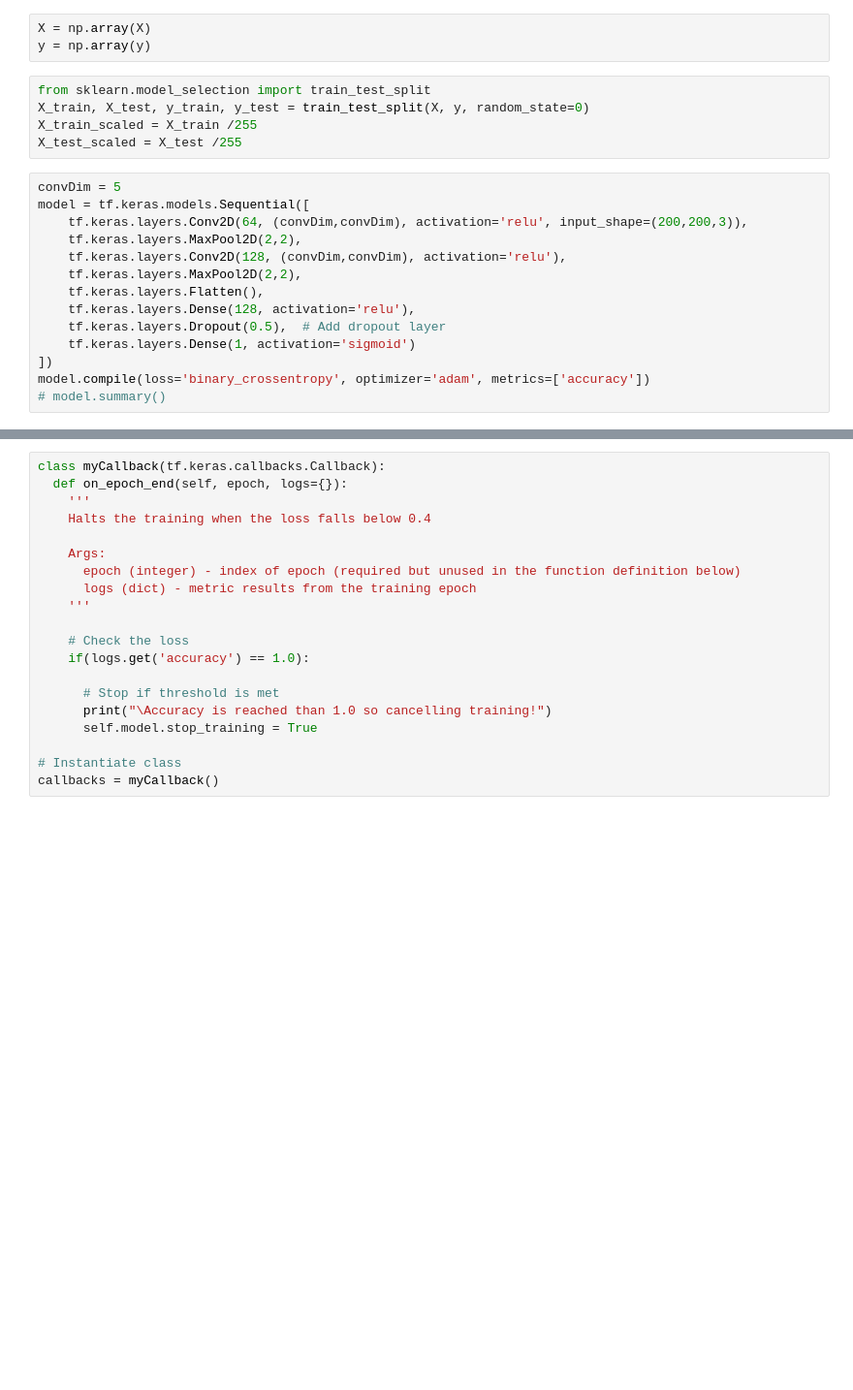
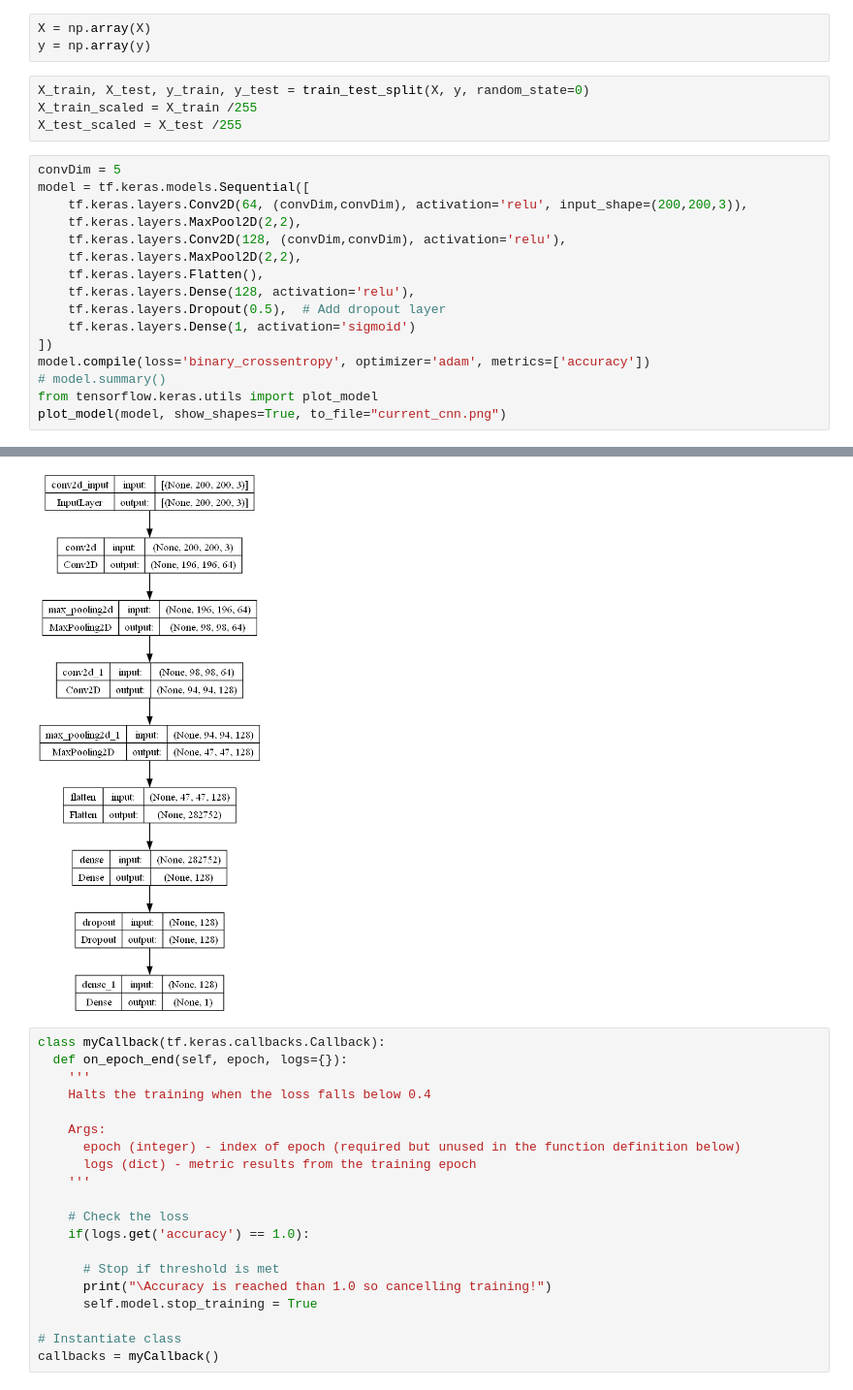
Before and after one commit to WhiteCat20/model-cnn-unsegmented-gambar-durian, a Jupyter notebook: main.ipynb, the cells around one changed output, grey strips where cells are left out. Shown at 97% size. Saved outputs shown, nothing was run; the diff lists cells and outputs as text; blank space fills up the shorter version.

```diff
--- a/main.ipynb
+++ b/main.ipynb
@@ -53,7 +47,6 @@ for durian_ripeness, images in raw_durian_images_dict.items():
 X = np.array(X)
 y = np.array(y)
 # %%
-from sklearn.model_selection import train_test_split
 X_train, X_test, y_train, y_test = train_test_split(X, y, random_state=0)
 X_train_scaled = X_train /255
 X_test_scaled = X_test /255
@@ -71,4 +64,6 @@ model = tf.keras.models.Sequential([
 ])
 model.compile(loss='binary_crossentropy', optimizer='adam', metrics=['accuracy'])
 # model.summary()
+from tensorflow.keras.utils import plot_model
+plot_model(model, show_shapes=True, to_file="current_cnn.png")
 # %% [output]
@@ -80,3 +70,4 @@ WARNING:tensorflow:From C:\Users\ecs_e\AppData\Roaming\Python\Python311\site-pac
+[figure, added]
 # %%
 class myCallback(tf.keras.callbacks.Callback):
   def on_epoch_end(self, epoch, logs={}):
```
Also changed, not shown: parts of 9 cells of this notebook, 12 other files.
